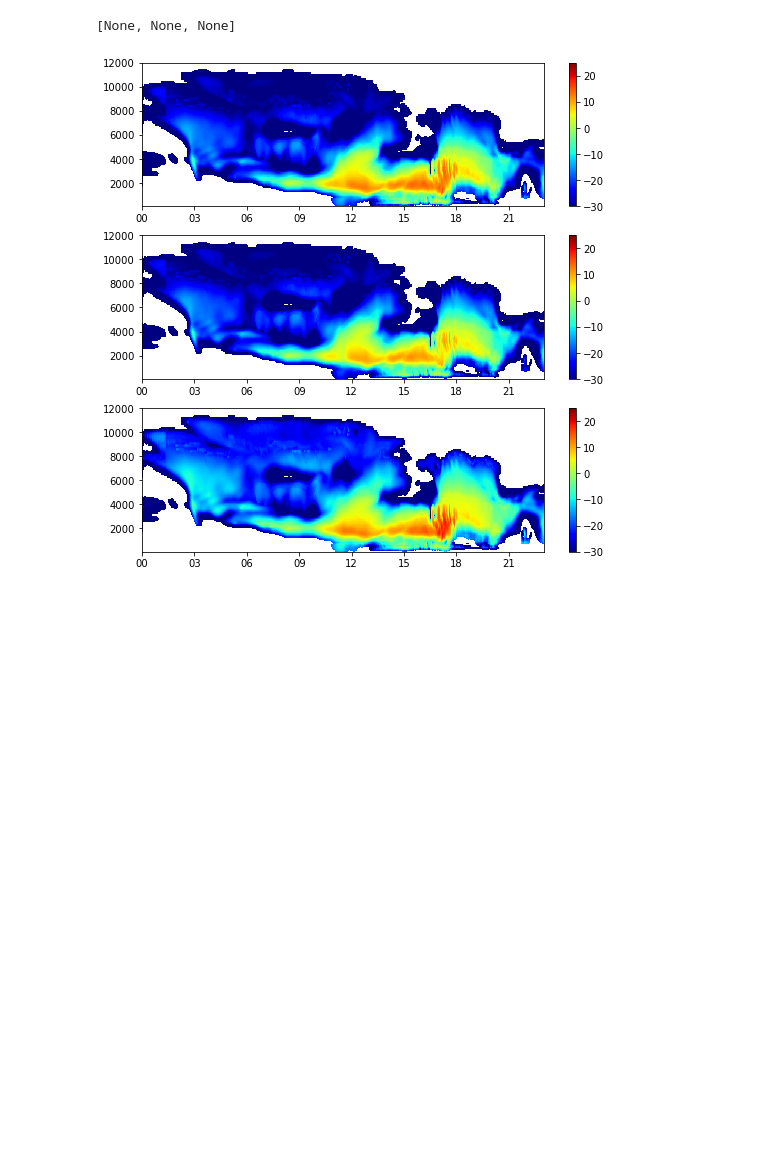
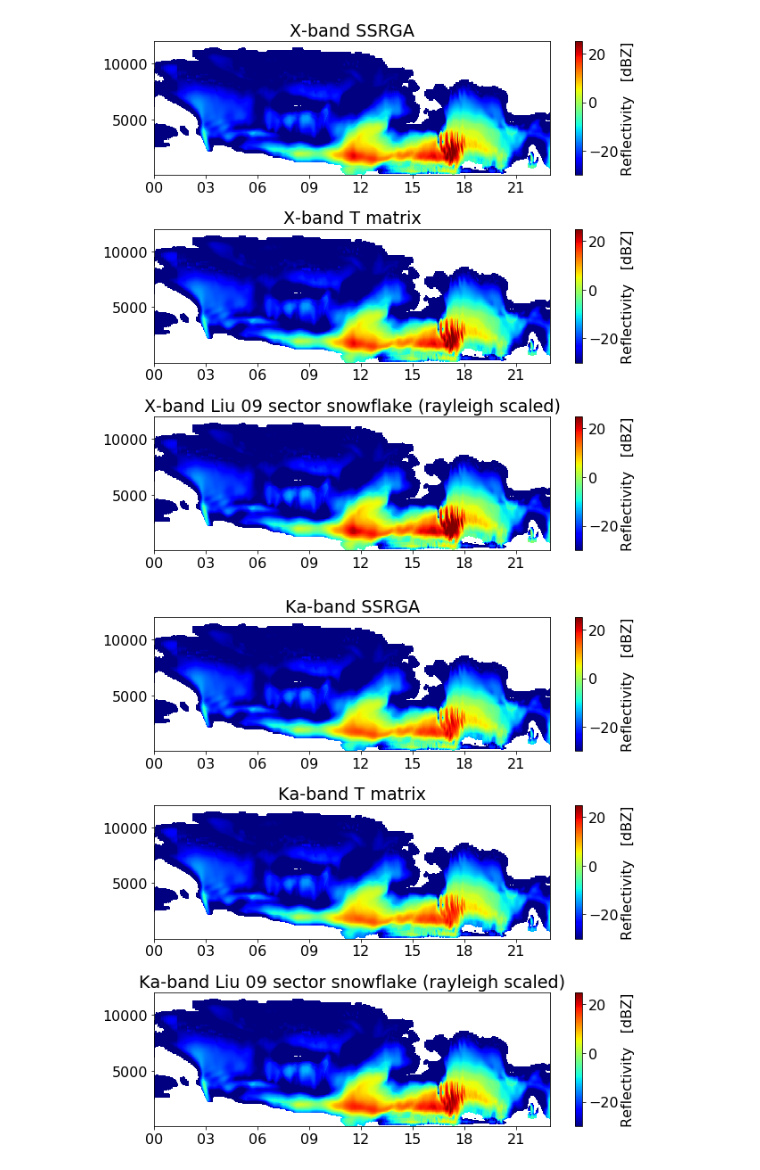
Before and after one commit to OPTIMICe-team/cloud-microphysics, a Jupyter notebook: P3/ncLoadPlot.ipynb, the cells around one changed output. Drawn from its saved outputs; the diff is of its cells as text; code cells hidden in the pictures; blank space fills up the shorter version.

```diff
--- a/P3/ncLoadPlot.ipynb
+++ b/P3/ncLoadPlot.ipynb
@@ -1,25 +1,41 @@
 # %%
 import xarray as xr
 import numpy as np
+import pandas as pd
+from glob import glob
 import matplotlib.pyplot as plt
 import matplotlib.dates as mdates
 import matplotlib.colors as mcolors
-data = xr.open_dataset('good_fwdP3.nc')
+from __prepare_hydrometeors import calc_bulkRhoRime
+
+plt.rcParams.update({'font.size':16})
+
+#data = xr.open_dataset('good_fwdP3.nc')
+data = xr.open_dataset('fwdP3.nc')
 # %%
-freq = 'W'
-fig, axs = plt.subplots(3, 1, figsize=(9, 9))
-mesh = axs[0].pcolormesh(data.time, data.height, data.Zssrga.loc[dict(frequency=freq)].T, vmin=-30, vmax=25, cmap='jet')
-plt.colorbar(mesh, ax=axs[0])
-mesh = axs[1].pcolormesh(data.time, data.height, data.Ztm.loc[dict(frequency=freq)].T, vmin=-30, vmax=25, cmap='jet')
-plt.colorbar(mesh, ax=axs[1])
-mesh = axs[2].pcolormesh(data.time, data.height, data.Zliu09.loc[dict(frequency=freq)].T, vmin=-30, vmax=25, cmap='jet')
-plt.colorbar(mesh, ax=axs[2])
-[a.xaxis.set_major_formatter(mdates.DateFormatter('%H')) for a in axs.flatten()]
-#fig.savefig('SSRGA_TM_Liu_'+freq_str+'.png')
+freq = 'Ka'
+for freq in ['X', 'Ka', 'W']:
+    fig, axs = plt.subplots(3, 1, figsize=(9, 9))
+    mesh = axs[0].pcolormesh(data.time, data.height, data.Zssrga.loc[dict(frequency=freq)].T, vmin=-30, vmax=25, cmap='jet')
+    axs[0].set_title(freq + '-band SSRGA')
+    cbar = plt.colorbar(mesh, ax=axs[0])
+    cbar.set_label('Reflectivity   [dBZ]')
+    mesh = axs[1].pcolormesh(data.time, data.height, data.Ztm.loc[dict(frequency=freq)].T, vmin=-30, vmax=25, cmap='jet')
+    cbar = plt.colorbar(mesh, ax=axs[1])
+    cbar.set_label('Reflectivity   [dBZ]')
+    axs[1].set_title(freq + '-band T matrix')
+    mesh = axs[2].pcolormesh(data.time, data.height, data.Zliu09.loc[dict(frequency=freq)].T, vmin=-30, vmax=25, cmap='jet')
+    cbar = plt.colorbar(mesh, ax=axs[2])
+    cbar.set_label('Reflectivity   [dBZ]')
+    axs[2].set_title(freq + '-band Liu 09 sector snowflake (rayleigh scaled)')
+    [a.xaxis.set_major_formatter(mdates.DateFormatter('%H')) for a in axs.flatten()]
+    fig.tight_layout()
+    fig.savefig('iceSSRGA_TM_Liu_'+freq+'.png')
+    #fig.savefig('iceSSRGA_TM_Liu_'+freq+'.pdf')
 # %% [output]
 To register the converters:
         >>> from pandas.plotting import register_matplotlib_converters
         >>> register_matplotlib_converters()
   warnings.warn(msg, FutureWarning)
-[None, None, None]
-[figure, old version]
+[figure, new version]
+[figure, added]
```
Also changed, not shown: parts of 11 cells of this notebook, 1 other file.
